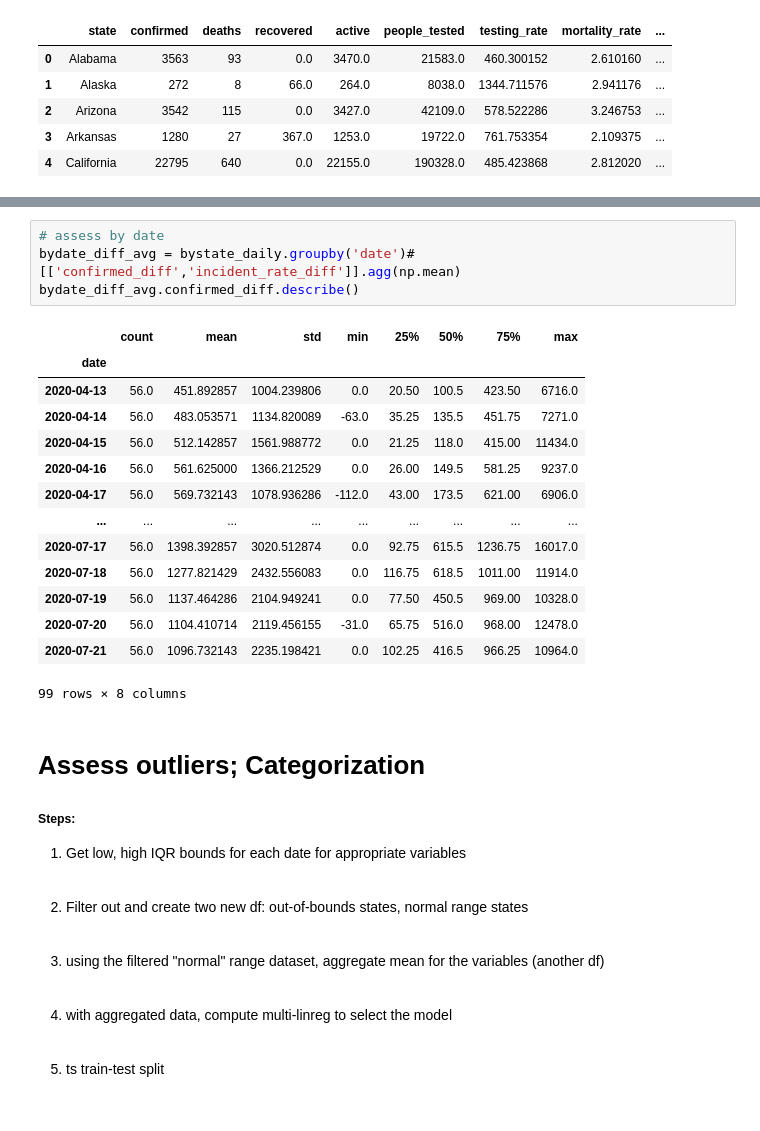
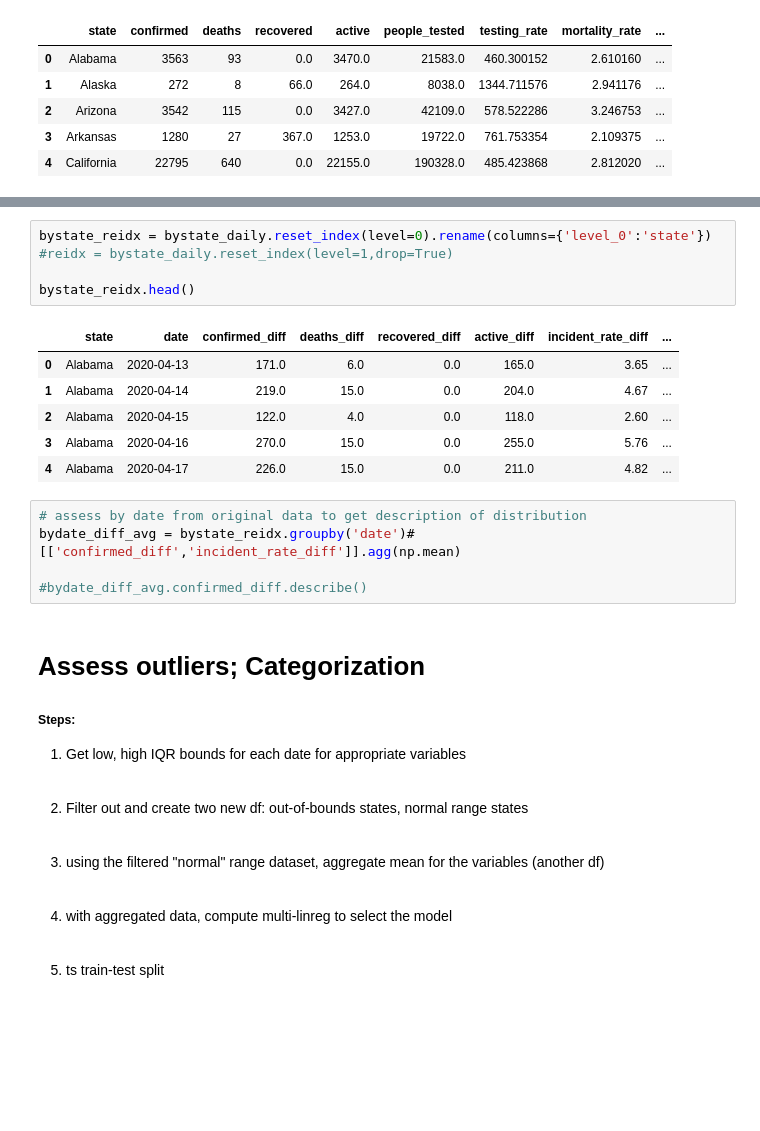
Before and after one commit to jungsNN/covid19-forecast, a Jupyter notebook: rough_draft3.ipynb, the cells around one changed output, grey strips where cells are left out. Cells and saved outputs as stored; diff of their text form; blank space fills up the shorter version.

```diff
--- a/rough_draft3.ipynb
+++ b/rough_draft3.ipynb
@@ -496,22 +511,20 @@ None
+# %%
+bystate_reidx = bystate_daily.reset_index(level=0).rename(columns={'level_0':'state'})
+#reidx = bystate_daily.reset_index(level=1,drop=True)
+
+bystate_reidx.head()
+# %% [output]
+|  | state | date | confirmed_diff | deaths_diff | recovered_diff | active_diff | incident_rate_diff | ... |
+| 0 | Alabama | 2020-04-13 | 171.0 | 6.0 | 0.0 | 165.0 | 3.65 | ... |
+| 1 | Alabama | 2020-04-14 | 219.0 | 15.0 | 0.0 | 204.0 | 4.67 | ... |
+| 2 | Alabama | 2020-04-15 | 122.0 | 4.0 | 0.0 | 118.0 | 2.60 | ... |
+| 3 | Alabama | 2020-04-16 | 270.0 | 15.0 | 0.0 | 255.0 | 5.76 | ... |
+| 4 | Alabama | 2020-04-17 | 226.0 | 15.0 | 0.0 | 211.0 | 4.82 | ... |
 # %%
-# assess by date
-bydate_diff_avg = bystate_daily.groupby('date')#[['confirmed_diff','incident_rate_diff']].agg(np.mean)
-bydate_diff_avg.confirmed_diff.describe()
+# assess by date from original data to get description of distribution
+bydate_diff_avg = bystate_reidx.groupby('date')#[['confirmed_diff','incident_rate_diff']].agg(np.mean)
+
+#bydate_diff_avg.confirmed_diff.describe()
-# %% [output]
-|  | count | mean | std | min | 25% | 50% | 75% | max |
-| date |  |  |  |  |  |  |  |  |
-| 2020-04-13 | 56.0 | 451.892857 | 1004.239806 | 0.0 | 20.50 | 100.5 | 423.50 | 6716.0 |
-| 2020-04-14 | 56.0 | 483.053571 | 1134.820089 | -63.0 | 35.25 | 135.5 | 451.75 | 7271.0 |
-| 2020-04-15 | 56.0 | 512.142857 | 1561.988772 | 0.0 | 21.25 | 118.0 | 415.00 | 11434.0 |
-| 2020-04-16 | 56.0 | 561.625000 | 1366.212529 | 0.0 | 26.00 | 149.5 | 581.25 | 9237.0 |
-| 2020-04-17 | 56.0 | 569.732143 | 1078.936286 | -112.0 | 43.00 | 173.5 | 621.00 | 6906.0 |
-| ... | ... | ... | ... | ... | ... | ... | ... | ... |
-| 2020-07-17 | 56.0 | 1398.392857 | 3020.512874 | 0.0 | 92.75 | 615.5 | 1236.75 | 16017.0 |
-| 2020-07-18 | 56.0 | 1277.821429 | 2432.556083 | 0.0 | 116.75 | 618.5 | 1011.00 | 11914.0 |
-| 2020-07-19 | 56.0 | 1137.464286 | 2104.949241 | 0.0 | 77.50 | 450.5 | 969.00 | 10328.0 |
-| 2020-07-20 | 56.0 | 1104.410714 | 2119.456155 | -31.0 | 65.75 | 516.0 | 968.00 | 12478.0 |
-| 2020-07-21 | 56.0 | 1096.732143 | 2235.198421 | 0.0 | 102.25 | 416.5 | 966.25 | 10964.0 |
-99 rows × 8 columns
 # %% [markdown]
 # Assess outliers; Categorization
 
```
Also changed, not shown: parts of 12 cells of this notebook.
